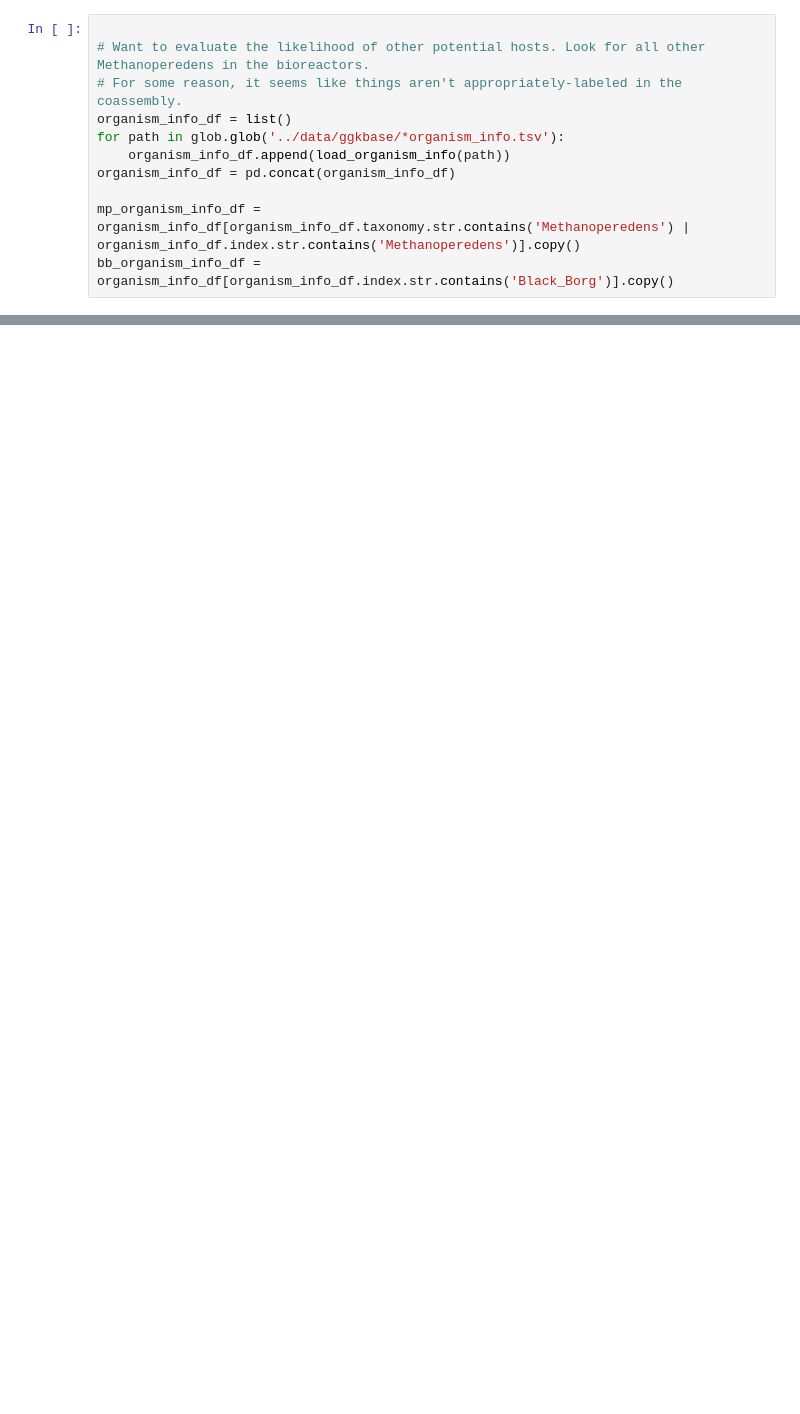
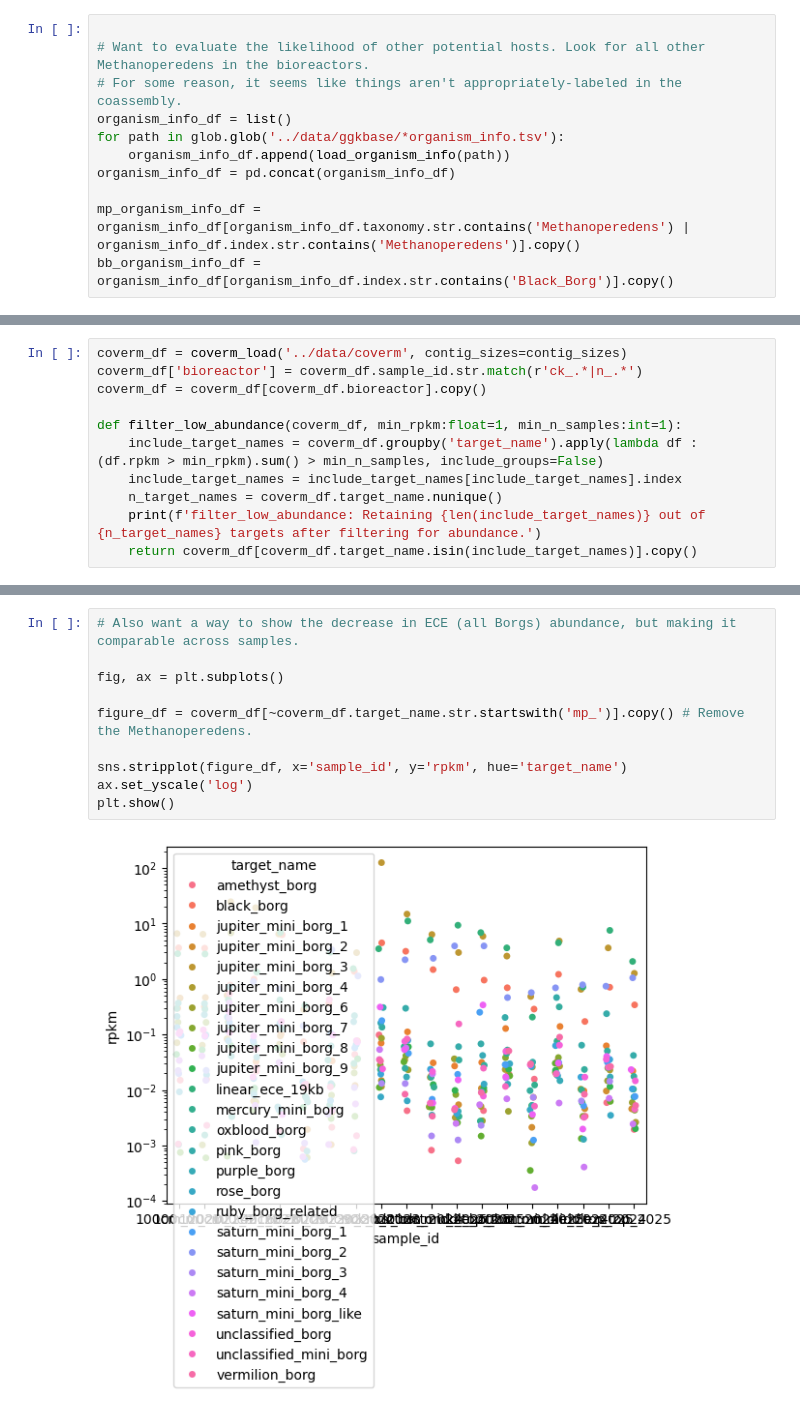
Before and after one commit to pipparichter/banfield, a Jupyter notebook: notebooks/sandbox-1.ipynb, the cells around one changed output, grey strips where cells are left out. Saved outputs shown, nothing was run; the diff lists cells and outputs as text; blank space fills up the shorter version.

```diff
--- a/notebooks/sandbox-1.ipynb
+++ b/notebooks/sandbox-1.ipynb
@@ -72,0 +89,11 @@ for id_, ggkbase_name in id_to_ggkbase_name_map.items():
+# %%
+coverm_df = coverm_load('../data/coverm', contig_sizes=contig_sizes)
+coverm_df['bioreactor'] = coverm_df.sample_id.str.match(r'ck_.*|n_.*')
+coverm_df = coverm_df[coverm_df.bioreactor].copy()
+
+def filter_low_abundance(coverm_df, min_rpkm:float=1, min_n_samples:int=1):
+    include_target_names = coverm_df.groupby('target_name').apply(lambda df : (df.rpkm > min_rpkm).sum() > min_n_samples, include_groups=False)
+    include_target_names = include_target_names[include_target_names].index
+    n_target_names = coverm_df.target_name.nunique()
+    print(f'filter_low_abundance: Retaining {len(include_target_names)} out of {n_target_names} targets after filtering for abundance.')
+    return coverm_df[coverm_df.target_name.isin(include_target_names)].copy()
@@ -72,0 +145,12 @@ for id_, ggkbase_name in id_to_ggkbase_name_map.items():
+# %%
+# Also want a way to show the decrease in ECE (all Borgs) abundance, but making it comparable across samples.
+
+fig, ax = plt.subplots()
+
+figure_df = coverm_df[~coverm_df.target_name.str.startswith('mp_')].copy() # Remove the Methanoperedens.
+
+sns.stripplot(figure_df, x='sample_id', y='rpkm', hue='target_name')
+ax.set_yscale('log')
+plt.show()
+# %% [output]
+[figure, added]
```
Also changed, not shown: parts of 9 cells of this notebook, 11 other files.
